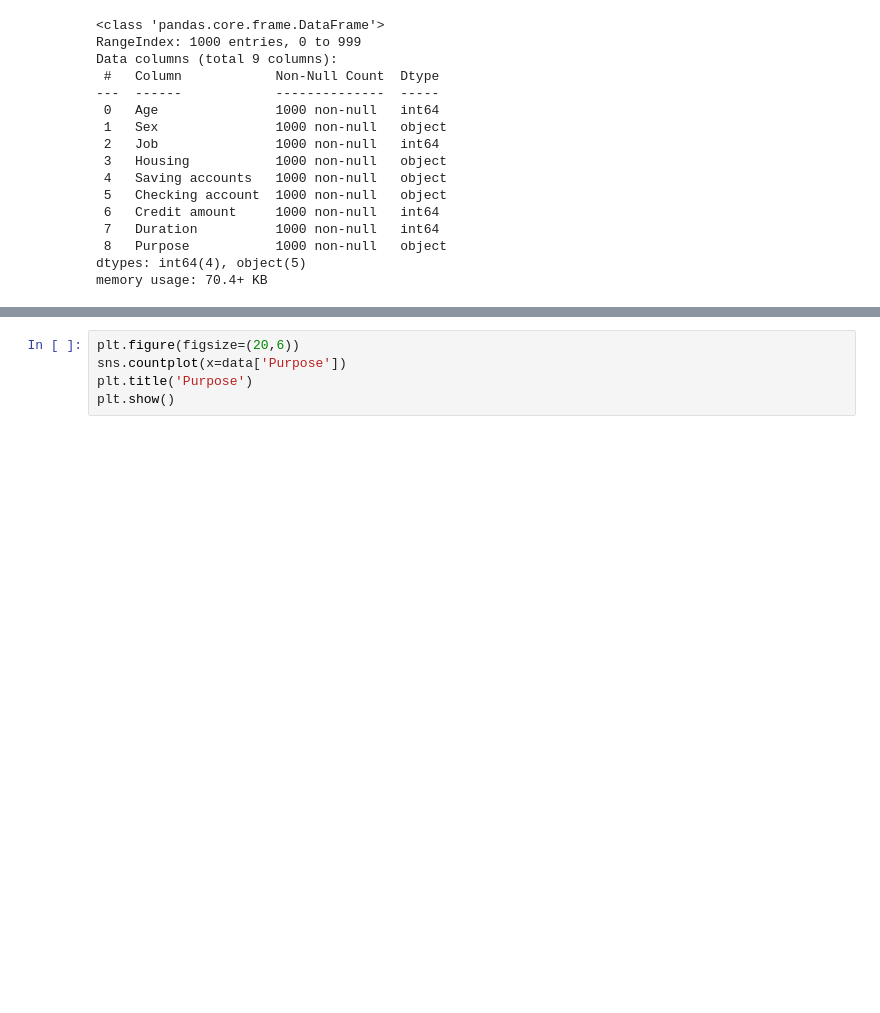
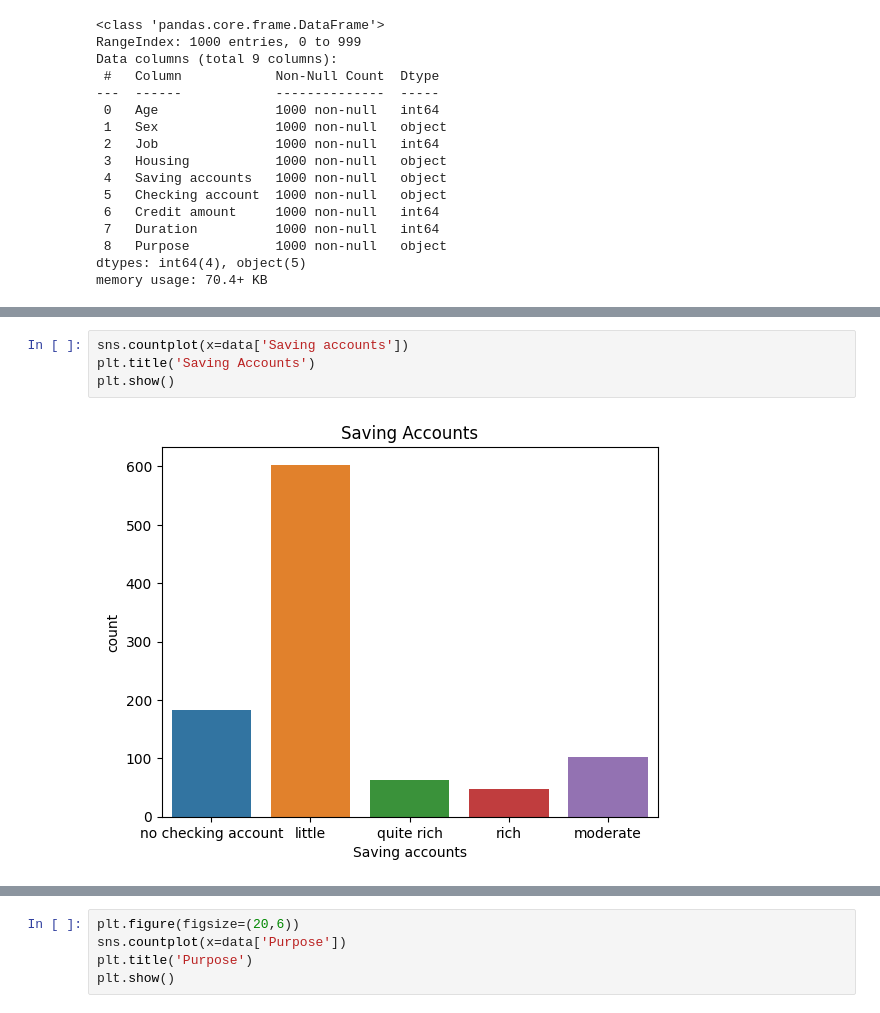
Before and after one commit to salmanfaishal27/german-credit-risk, a Jupyter notebook: script.ipynb, the cells around one changed output, grey strips where cells are left out. Cells and saved outputs as stored; diff of their text form; blank space fills up the shorter version.

```diff
--- a/script.ipynb
+++ b/script.ipynb
@@ -39,0 +72,6 @@ memory usage: 70.4+ KB
+# %%
+sns.countplot(x=data['Saving accounts'])
+plt.title('Saving Accounts')
+plt.show()
+# %% [output]
+[figure, added]
```
Also changed, not shown: parts of 39 cells of this notebook.
